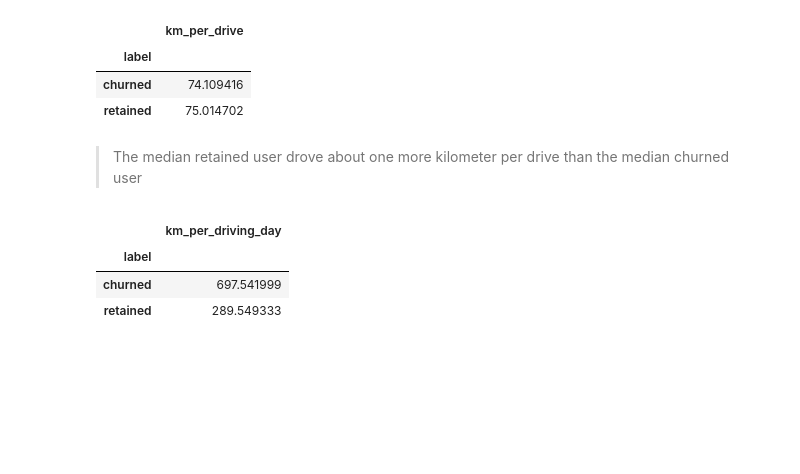
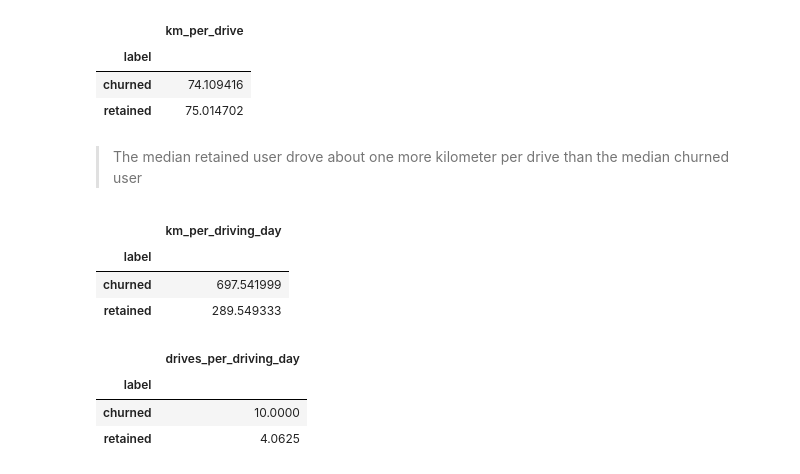
Before and after one commit to alishanstyles/Waze, a Jupyter notebook: Untitled.ipynb, the cells around one changed output. Cells and saved outputs as stored; diff of their text form; code cells hidden in the pictures; blank space fills up the shorter version.

```diff
--- a/Untitled.ipynb
+++ b/Untitled.ipynb
@@ -157,3 +157,15 @@ median_km_per_driving_day
 | label |  |
 | churned | 697.541999 |
 | retained | 289.549333 |
+# %%
+# Adding a column to df called `drives_per_driving_day`
+df['drives_per_driving_day'] = df['drives'] / df['driving_days']
+
+# Grouping by `label`, calculate the median, and isolate for drives per driving day
+median_drives_per_driving_day = df.groupby('label').median(numeric_only=True)[['drives_per_driving_day']]
+median_drives_per_driving_day
+# %% [output]
+|  | drives_per_driving_day |
+| label |  |
+| churned | 10.0000 |
+| retained | 4.0625 |
```
Also changed, not shown: parts of 4 cells of this notebook.
